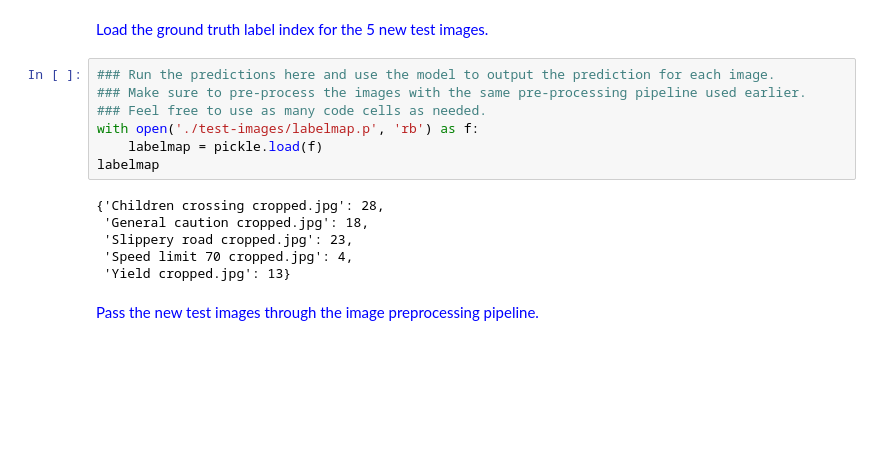
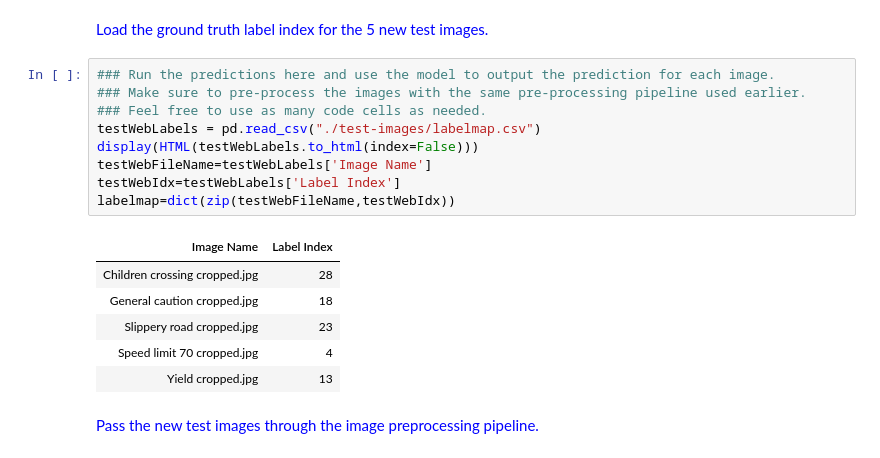
Before and after one commit to raymondngiam/CarND-Traffic-Sign-Classifier-Project, a Jupyter notebook: Traffic_Sign_Classifier.ipynb, the cells around one changed output. Drawn from its saved outputs; the diff is of its cells as text; blank space fills up the shorter version.

Commit message:
Update notebook and html.

```diff
--- a/Traffic_Sign_Classifier.ipynb
+++ b/Traffic_Sign_Classifier.ipynb
@@ -1335,16 +1332,19 @@ label_names = dict(zip(idx,name))
 # %%
 ### Run the predictions here and use the model to output the prediction for each image.
 ### Make sure to pre-process the images with the same pre-processing pipeline used earlier.
 ### Feel free to use as many code cells as needed.
-with open('./test-images/labelmap.p', 'rb') as f:
-    labelmap = pickle.load(f)
-labelmap
+testWebLabels = pd.read_csv("./test-images/labelmap.csv")
+display(HTML(testWebLabels.to_html(index=False)))
+testWebFileName=testWebLabels['Image Name']
+testWebIdx=testWebLabels['Label Index']
+labelmap=dict(zip(testWebFileName,testWebIdx))
 # %% [output]
-{'Children crossing cropped.jpg': 28,
- 'General caution cropped.jpg': 18,
- 'Slippery road cropped.jpg': 23,
- 'Speed limit 70 cropped.jpg': 4,
- 'Yield cropped.jpg': 13}
+| Image Name | Label Index |
+| Children crossing cropped.jpg | 28 |
+| General caution cropped.jpg | 18 |
+| Slippery road cropped.jpg | 23 |
+| Speed limit 70 cropped.jpg | 4 |
+| Yield cropped.jpg | 13 |
 # %% [markdown]
 <font color='blue'>Pass the new test images through the image preprocessing pipeline.</font>
 # %%
```
Also changed, not shown: parts of 1 cell of this notebook, 1 other file.
